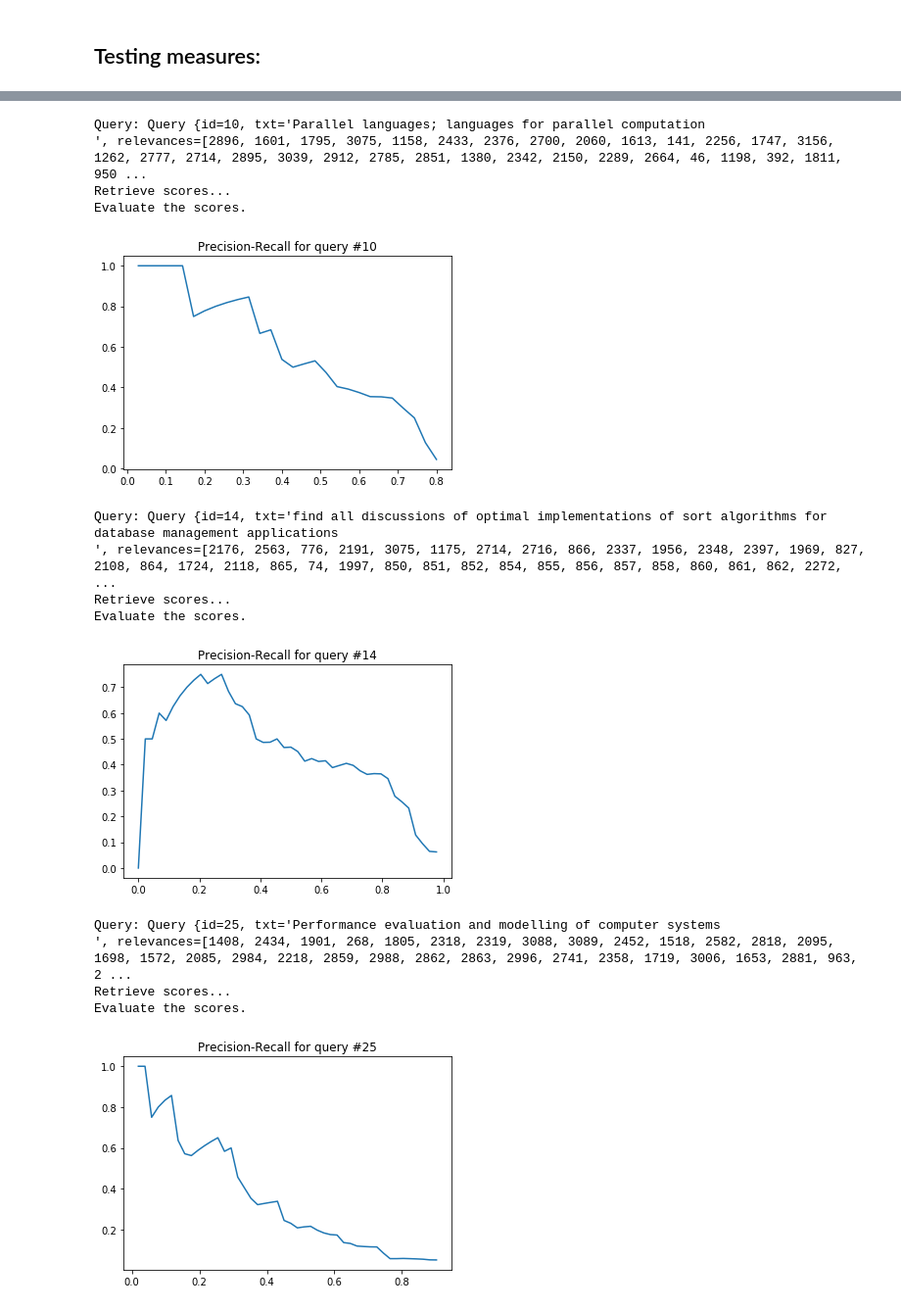
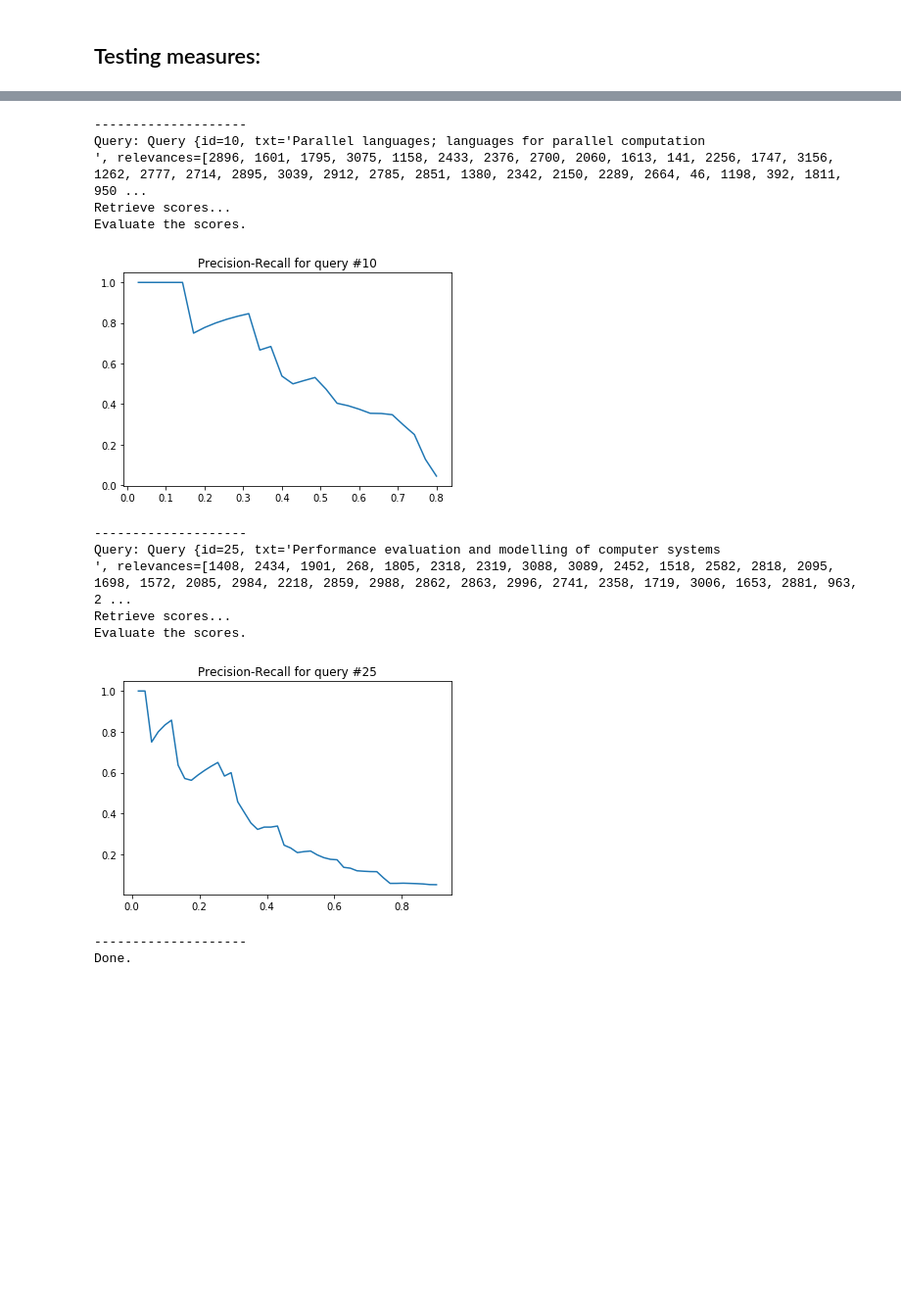
Before and after one commit to LoicH/RI, a Jupyter notebook: 1-text/main.ipynb, the cells around one changed output, grey strips where cells are left out. Shown: that part at 98% size. Saved outputs shown, nothing was run; the diff lists cells and outputs as text; code cells hidden in the pictures; blank space fills up the shorter version.

Commit message:
tme1-3 début de EvalIRModel : à débugger

```diff
--- a/1-text/main.ipynb
+++ b/1-text/main.ipynb
@@ -73,6 +76,14 @@ Should look like
 
 Retrieve docs that contains 'logic'
 Should include doc 63 and 46: True
+# %%
+# Chosing what to test:
+test_binaryweighter = True
+test_tfidfweighter = True
+test_queryparser = True
+test_PRrecallmeasure = True
+test_averageprecision = True
+test_eval_ir_model = True
 # %% [markdown]
 ## Testing the weighters:
 # %%
@@ -130,30 +181,34 @@ vect = modeles.Vectoriel(idx, tfidfWeighter)
 # %% [markdown]
 ## Testing measures:
 # %%
-print("\n###### Testing evaluation.PrecisionRecallMeasure: ###### ")
-queryChosen = np.random.randint(1, 50, size=10)
-queryChosen =[7, 10, 14, 25, 26, 27, 42, 43] # lots of relevant results
-qp = QueryParserCACM(cacm_qry, cacm_rel)
-query = qp.nextQuery()
-print("Searching for query #",queryChosen)
-while query is not None :
-    if int(query.getID()) in queryChosen:
-        print("Query:", query)
-        queryTxt = stemmer.getTextRepresentation(query.getText())
-        print("Retrieve scores...")
-        scores = vect.getRanking(queryTxt)
-        irlist = evaluation.IRList(query, scores)
-        precisRecall = evaluation.PrecisionRecallMeasure(irlist)
-        print("Evaluate the scores.")
-        pr = precisRecall.eval(verbose=False, size=100) # (recall, precision)
-        precision = [p for r,p in pr]
-        recall = [r for r,p in pr]
-        plt.plot(recall, precision)
-        plt.title("Precision-Recall for query #"+query.getID())
-        plt.show()
-        print(20*'-')
+if test_PRrecallmeasure:
+    print("\n###### Testing evaluation.PrecisionRecallMeasure: ###### ")
+    queryChosen = np.random.randint(1, 50, size=10)
+    queryChosen =[7, 10, 25]#, 14, 26, 27, 42, 43] # lots of relevant results
+    qp = QueryParserCACM(cacm_qry, cacm_rel)
+    query = qp.nextQuery()
+    print("Searching for query #", queryChosen)
+    while query is not None :
+        if int(query.getID()) in queryChosen:
+            print("Query:", query)
+            queryTxt = stemmer.getTextRepresentation(query.getText())
+            print("Retrieve scores...")
+            scores = vect.getRanking(queryTxt)
+            irlist = evaluation.IRList(query, scores)
+            precisRecall = evaluation.PrecisionRecallMeasure(irlist)
+            print("Evaluate the scores.")
+            pr = precisRecall.eval(verbose=False, nbLevel=100) # (recall, precision)
+            precision = [p for r,p in pr]
+            recall = [r for r,p in pr]
+            plt.plot(recall, precision)
+            plt.title("Precision-Recall for query #"+query.getID())
+            plt.show()
+            print(20*'-')
 
 
-    query = qp.nextQuery()
+        query = qp.nextQuery()
+    print("Done.")
+else:
+    print("\n##### Skipping the test of PrecisionRecallMeasure #####")
 # %% [output]
 ###### Testing evaluation.PrecisionRecallMeasure: ######
@@ -161,24 +216,22 @@ Searching for query # [7, 10, 14, 25, 26, 27, 42, 43]
 Query: Query {id=7, txt='I am interested in distributed algorithms - concurrent programs in
 which processes communicate and synchronize by using message passing.
 Areas of particular interest include fault-tolerance and techniques
 for understanding the correctness of these algorithms.
 ', relevances=[3141, 2376, 3148, 3082, 2700, 2895, 2320, 2578, 1877, 2777, 2618, 2597, 2912, 2256, 3043, 2342, 2150, 2280, 2866, 1198, 2941, 2865, 2482, 1960, 2228, 3128, 1338, 2685]}
 Retrieve scores...
 Evaluate the scores.
 [figure]
+--------------------
 Query: Query {id=10, txt='Parallel languages; languages for parallel computation
 ', relevances=[2896, 1601, 1795, 3075, 1158, 2433, 2376, 2700, 2060, 1613, 141, 2256, 1747, 3156, 1262, 2777, 2714, 2895, 3039, 2912, 2785, 2851, 1380, 2342, 2150, 2289, 2664, 46, 1198, 392, 1811, 950 ...
 Retrieve scores...
 Evaluate the scores.
 [figure]
-Query: Query {id=14, txt='find all discussions of optimal implementations of sort algorithms for
-database management applications
-', relevances=[2176, 2563, 776, 2191, 3075, 1175, 2714, 2716, 866, 2337, 1956, 2348, 2397, 1969, 827, 2108, 864, 1724, 2118, 865, 74, 1997, 850, 851, 852, 854, 855, 856, 857, 858, 860, 861, 862, 2272, ...
+--------------------
+Query: Query {id=25, txt='Performance evaluation and modelling of computer systems
+', relevances=[1408, 2434, 1901, 268, 1805, 2318, 2319, 3088, 3089, 2452, 1518, 2582, 2818, 2095, 1698, 1572, 2085, 2984, 2218, 2859, 2988, 2862, 2863, 2996, 2741, 2358, 1719, 3006, 1653, 2881, 963, 2 ...
 Retrieve scores...
 Evaluate the scores.
-[figure, old version]
+[figure, new version]
-Query: Query {id=25, txt='Performance evaluation and modelling of computer systems
-', relevances=[1408, 2434, 1901, 268, 1805, 2318, 2319, 3088, 3089, 2452, 1518, 2582, 2818, 2095, 1698, 1572, 2085, 2984, 2218, 2859, 2988, 2862, 2863, 2996, 2741, 2358, 1719, 3006, 1653, 2881, 963, 2 ...
-Retrieve scores...
-Evaluate the scores.
+--------------------
+Done.
-[figure, removed]
```
Also changed, not shown: parts of 8 cells of this notebook, 2 other files.
